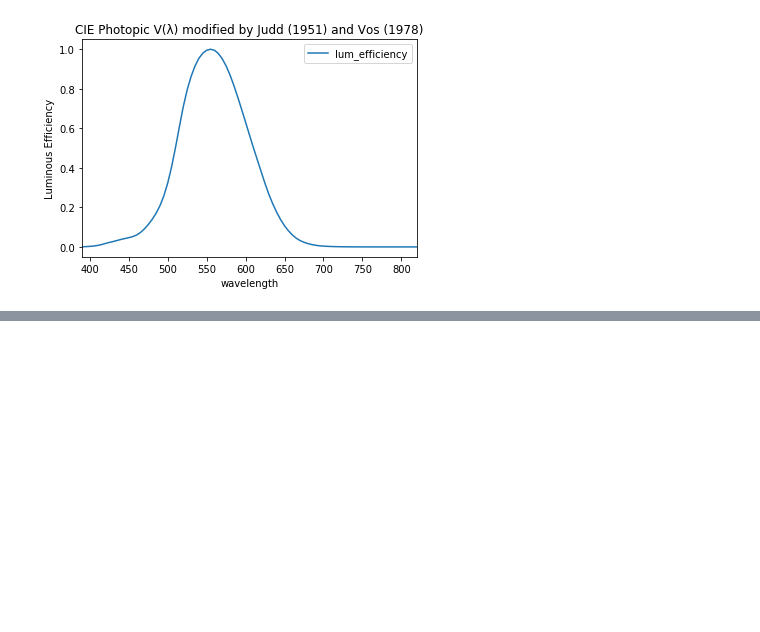
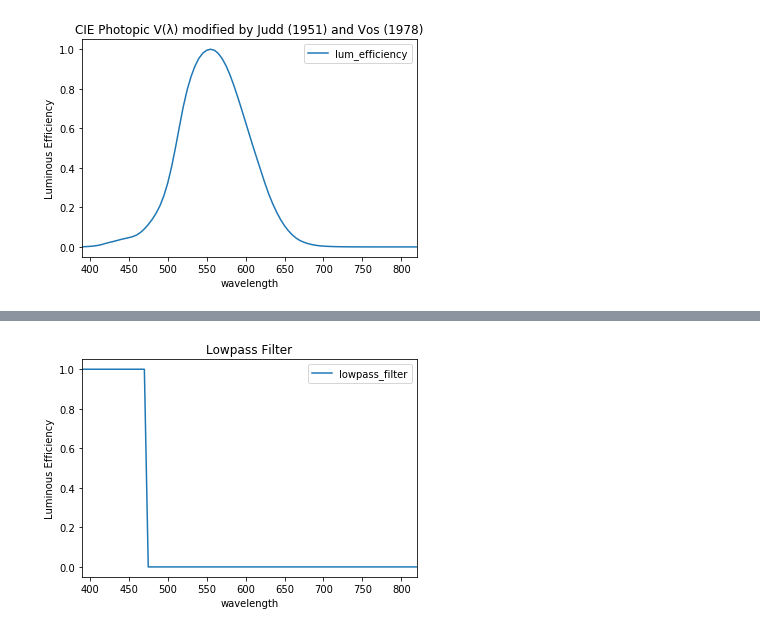
Before and after one commit to SmilodonCub/myAnaconda, a Jupyter notebook: Photometry.ipynb, the cells around one changed output, grey strips where cells are left out. Drawn from its saved outputs; the diff is of its cells as text; code cells hidden in the pictures; blank space fills up the shorter version.

```diff
--- a/Photometry.ipynb
+++ b/Photometry.ipynb
@@ -118,0 +154,12 @@ data.iloc[(data['wavelength']-wavelengthCheck).abs().argsort()[:1]]
+# %%
+import numpy as np
+
+#Let's generate a lowpass filter
+lowpass_CUTOFF = 470 #(nm) set the cutoff for th lowpass filter. every wavelength above this will not pass through
+#generate our filter
+#find the index with the closest value
+cutoff_idx = list(data.iloc[(data['wavelength']-lowpass_CUTOFF).abs().argsort()[:1]].index)
+#make a new row in our dataframe to hold the vlues of our lowpass filter
+data['lowpass_filter']=pd.DataFrame(np.zeros(shape=(len(data.lum_efficiency),1)))
+data.loc[0:cutoff_idx[0],'lowpass_filter'] = 1
+data.head()
@@ -118,0 +173,10 @@ data.iloc[(data['wavelength']-wavelengthCheck).abs().argsort()[:1]]
+# %%
+#let's plot our filter
+import matplotlib.pyplot as plt
+data.plot(kind='line',x='wavelength',y='lowpass_filter')
+plt.ylabel('Luminous Efficiency')
+plt.title('Lowpass Filter')
+plt.xlim(390,820)
+plt.show()
+# %% [output]
+[figure, added]
```
Also changed, not shown: parts of 21 cells of this notebook.
